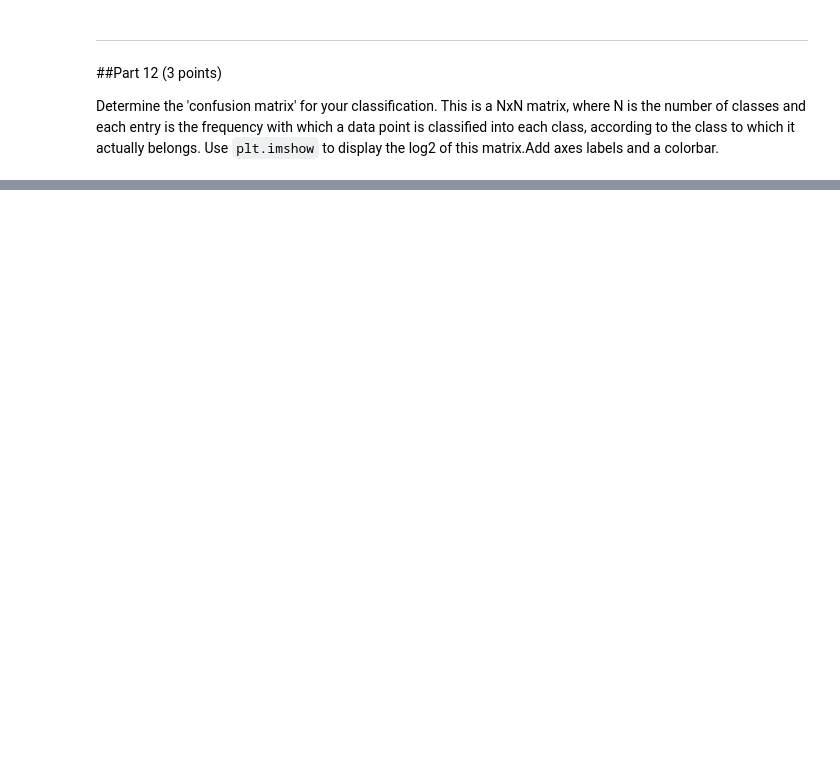
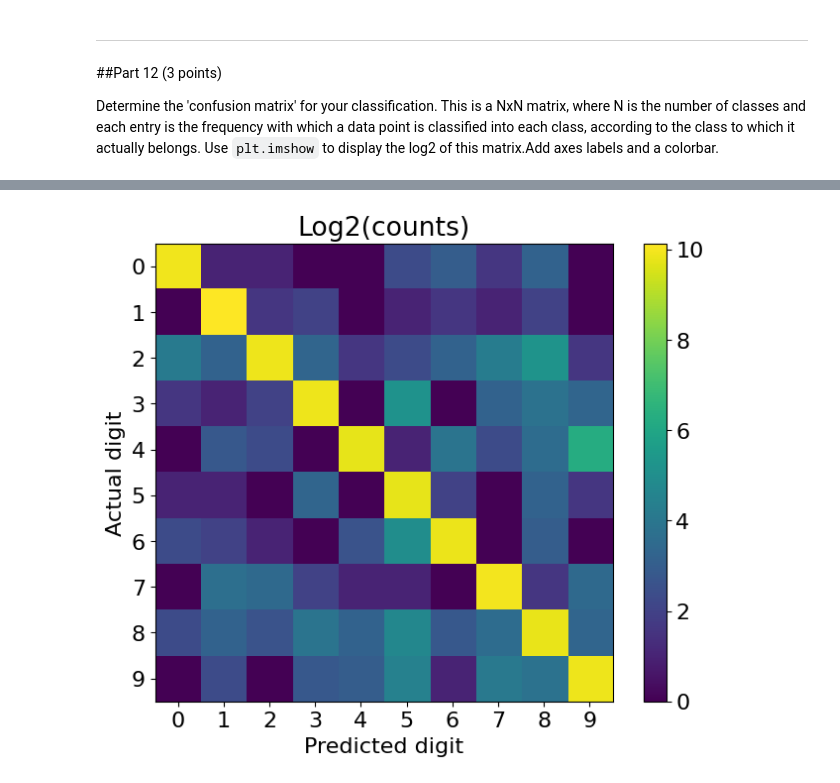
Before and after one commit to Urvi-M/BE559, a Jupyter notebook: Homework5_part2_V2.ipynb, the cells around one changed output, grey strips where cells are left out. Cells and saved outputs as stored; diff of their text form; code cells hidden in the pictures; blank space fills up the shorter version.

```diff
--- a/Homework5_part2_V2.ipynb
+++ b/Homework5_part2_V2.ipynb
@@ -240,6 +287,20 @@ Now, let's evaluate our network on our test set. Send your model back to `device
 *   Keep track of your predictions and the actual data labels for each image.
 
 One way to do the last part is to initialize empty arrays and use `.extend()` to add the values from each batch (converted to numpy arrays) to the array.
+# %%
+model.to(device)
+
+all_predictions = []
+all_labels = []
+model.eval()
+with torch.no_grad():  # Deactivate gradients for the following code
+    for data_inputs, data_labels in test_loader:
+        data_inputs = data_inputs.to(device)
+        data_inputs = data_inputs.squeeze(dim=1).view(data_inputs.size()[0], -1)
+        preds = model(data_inputs)
+        pred_labels = preds.argmax(dim=1)
+        all_predictions.extend(pred_labels.cpu().numpy())
+        all_labels.extend(data_labels.cpu().numpy())
 # %% [markdown]
 ---
 ##Part 11 (1 point)
@@ -250,0 +309,8 @@ Classification accuracy:  0.9548
+# %%
+all_predictions = np.array(all_predictions)
+all_labels = np.array(all_labels)
+
+# Calculate the accuracy
+accuracy = np.mean(all_predictions == all_labels)
+
+print(f'Classification accuracy:{accuracy:.2%}')
@@ -259,0 +324,15 @@ Determine the 'confusion matrix' for your classification.  This is a NxN matrix,
+# %%
+from sklearn.metrics import confusion_matrix
+cm = confusion_matrix(all_labels, all_predictions)
+
+plt.figure(figsize=(8, 6))
+plt.imshow(np.log2(cm + 1))  # Use log2 to better visualize the values
+plt.colorbar()
+plt.title('Log2(counts)')
+plt.xlabel('Predicted digit')
+plt.ylabel('Actual digit')
+plt.xticks(np.arange(classes))
+plt.yticks(np.arange(classes))
+plt.show()
+# %% [output]
+[figure, added]
```
Also changed, not shown: parts of 12 cells of this notebook.
